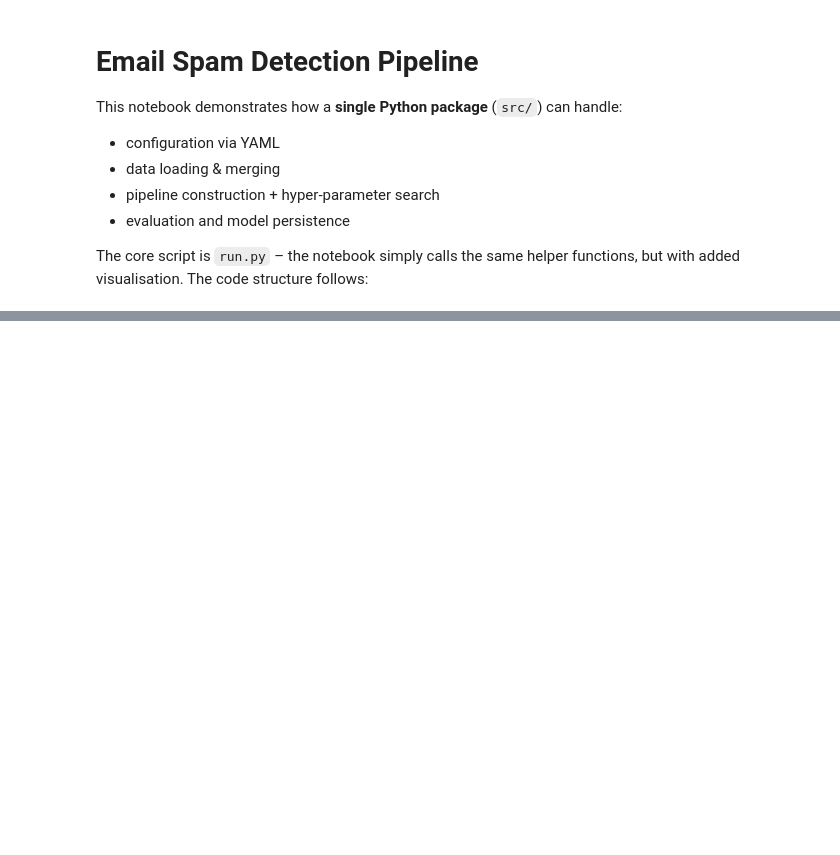
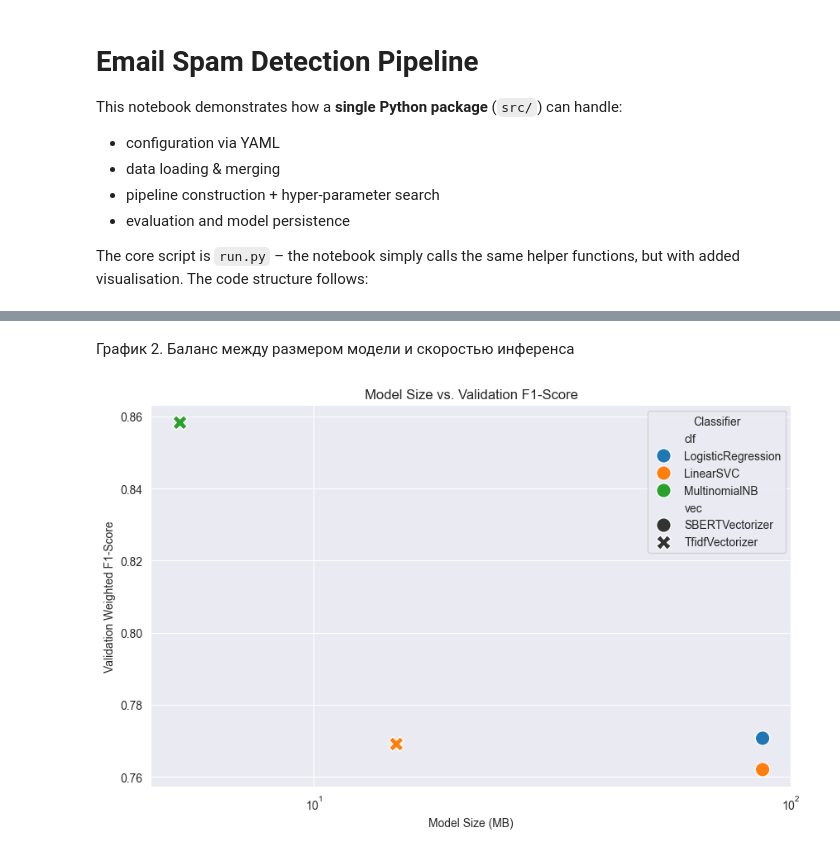
Before and after one commit to MikhailDolgopolov/SpamDetection_Tests, a Jupyter notebook: ProjectShowcase.ipynb, the cells around one changed output, grey strips where cells are left out. Cells and saved outputs as stored; diff of their text form; code cells hidden in the pictures; blank space fills up the shorter version.

```diff
--- a/ProjectShowcase.ipynb
+++ b/ProjectShowcase.ipynb
@@ -118,0 +114,14 @@ fig.show()
+# %% [markdown]
+График 2. Баланс между размером модели и скоростью инференса
+# %%
+plt.figure(figsize=(10, 6))
+sns.scatterplot(x='model_size_mb', y='val_weighted_f1', hue='clf', style='vec', data=df, s=160)
+plt.title('Model Size vs. Validation F1-Score')
+plt.xlabel('Model Size (MB)')
+plt.ylabel('Validation Weighted F1-Score')
+plt.legend(title='Classifier')
+plt.xscale('log')
+plt.grid(True)
+plt.show()
+# %% [output]
+[figure, added]
```
Also changed, not shown: parts of 16 cells of this notebook.
